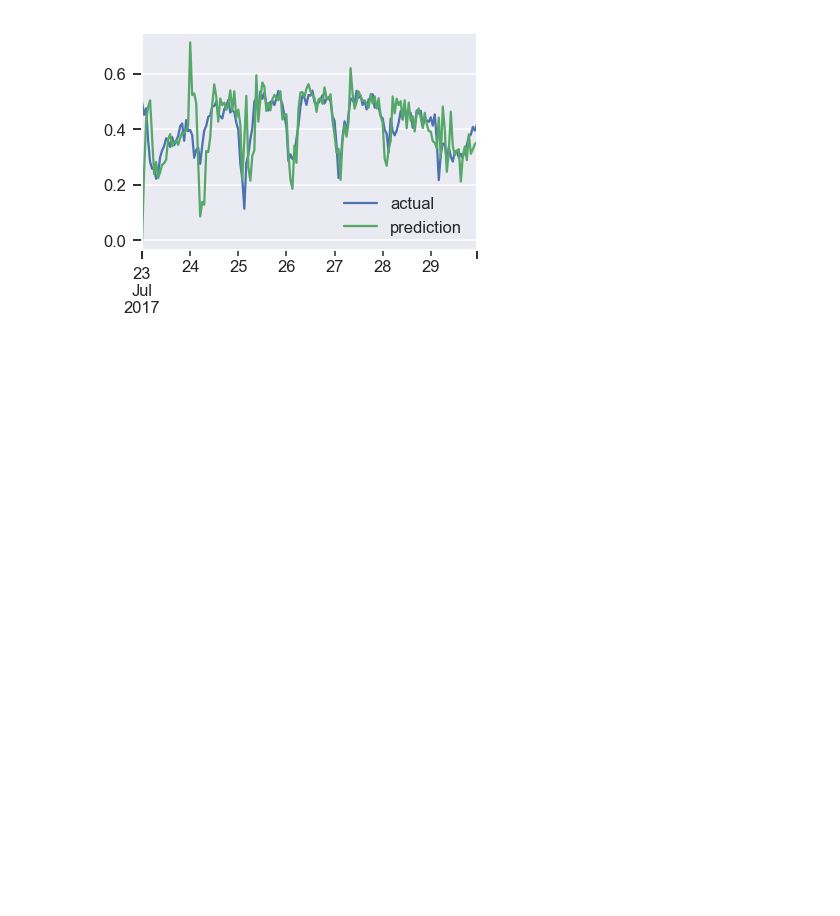
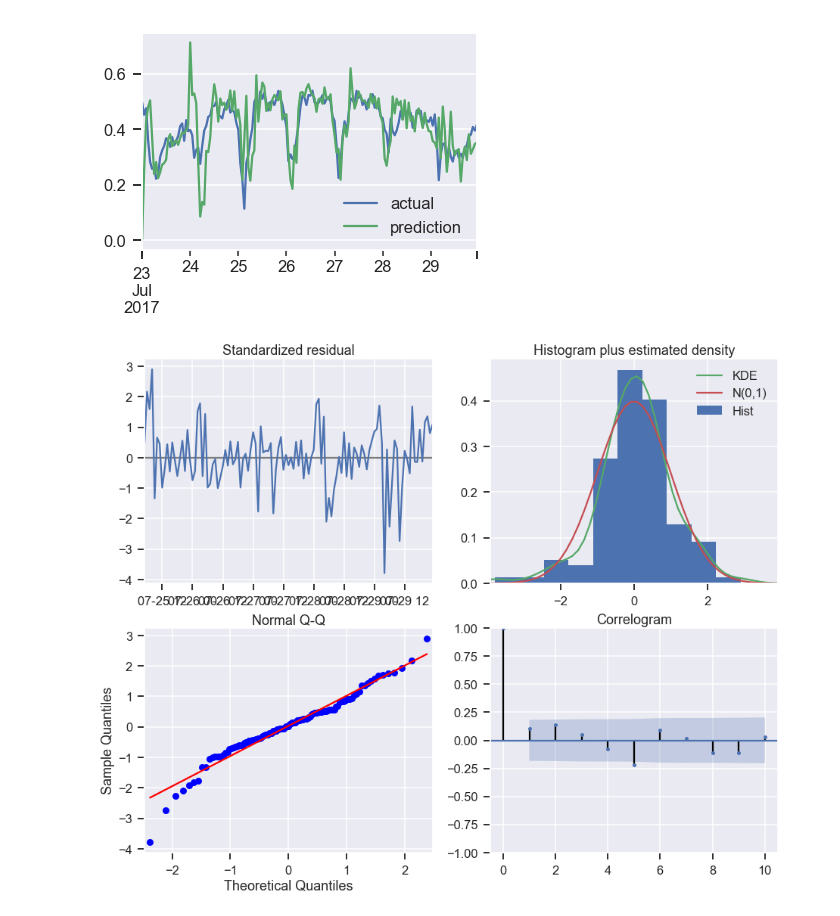
Before and after one commit to keita-dc/FlatironProject4, a Jupyter notebook: DC_Taxi_Keita.ipynb, the cells around one changed output. Cells and saved outputs as stored; diff of their text form; code cells hidden in the pictures; blank space fills up the shorter version.

```diff
--- a/DC_Taxi_Keita.ipynb
+++ b/DC_Taxi_Keita.ipynb
@@ -628,2 +635,7 @@ pd.DataFrame({'actual':ts_tipping,'prediction':pred}).plot();plt.show()
 # %% [output]
 [figure]
+# %%
+sarima.plot_diagnostics(figsize=(15, 12))
+plt.show()
+# %% [output]
+[figure, added]
```
Also changed, not shown: parts of 17 cells of this notebook, 1 other file.
